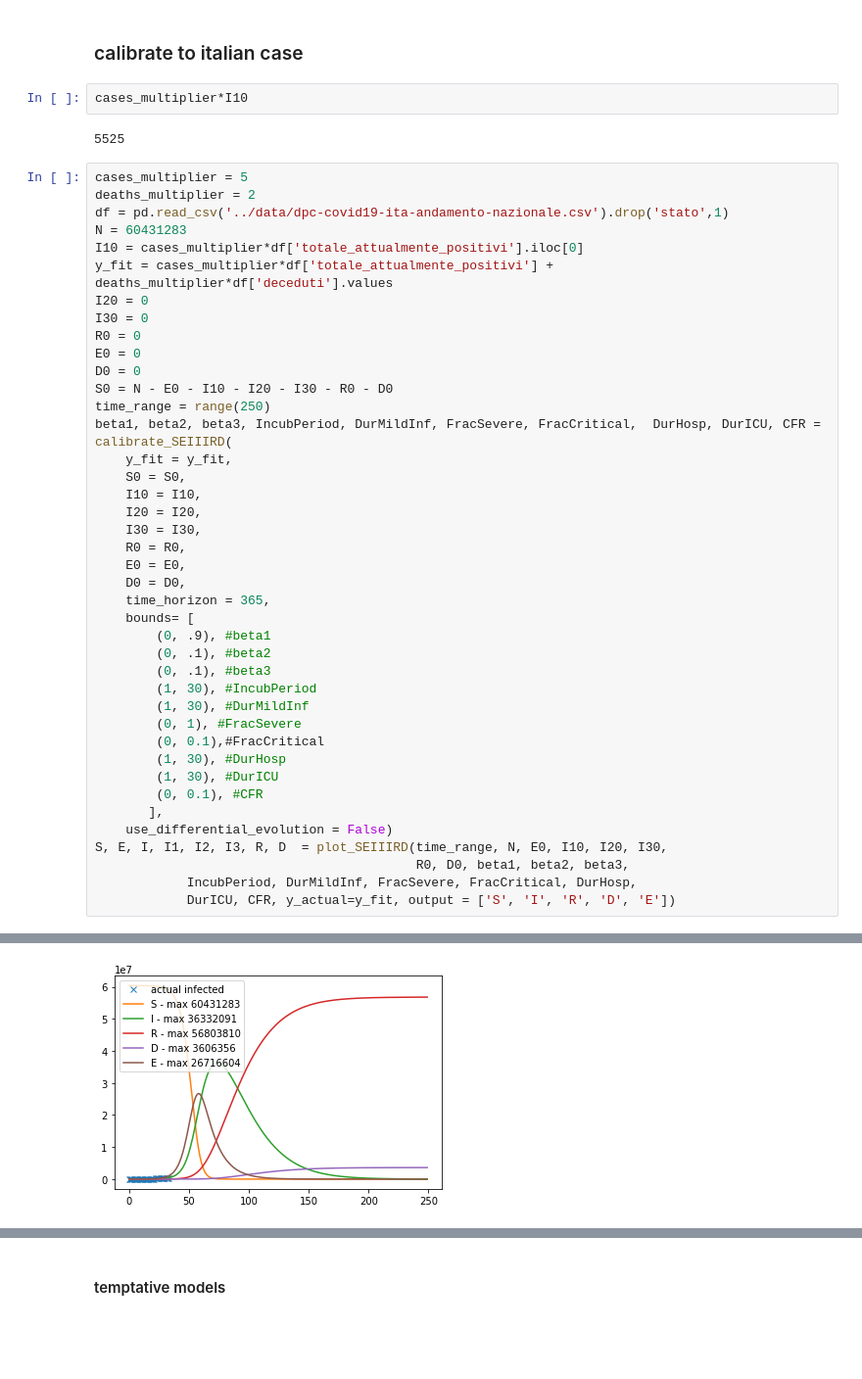
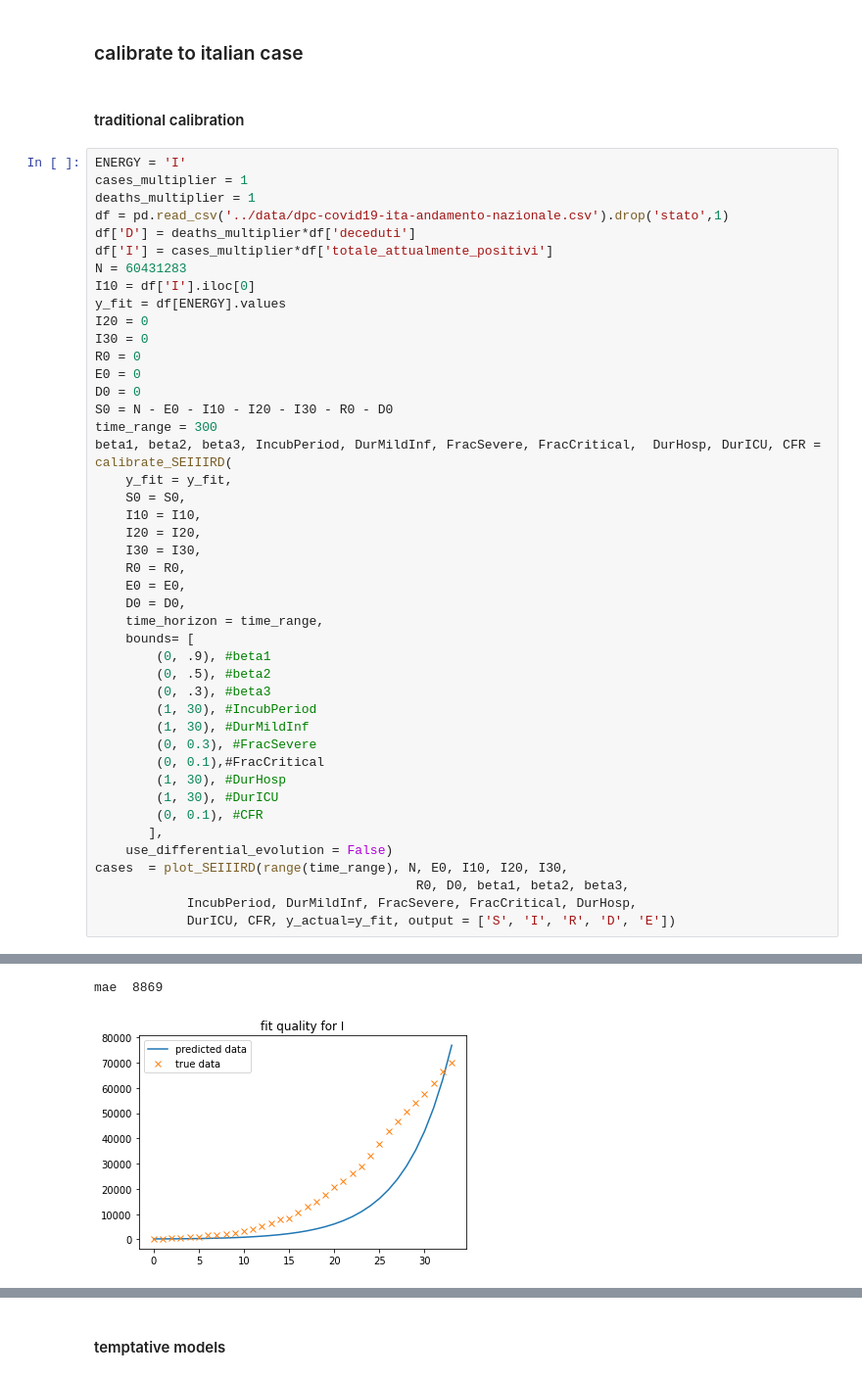
Before and after one commit to mspadaccino/COVID-19, a Jupyter notebook: notebooks/SIRD model.ipynb, the cells around one changed output, grey strips where cells are left out. Shown at 98% size. Cells and saved outputs as stored; diff of their text form; blank space fills up the shorter version.

```diff
--- a/notebooks/SIRD model.ipynb
+++ b/notebooks/SIRD model.ipynb
@@ -670,23 +668,24 @@ S[-1]
 # %% [markdown]
 ### calibrate to italian case
-# %%
-cases_multiplier*I10
-# %% [output]
-5525
+# %% [markdown]
+#### traditional calibration
 # %%
-cases_multiplier = 5
-deaths_multiplier = 2
+ENERGY = 'I'
+cases_multiplier = 1
+deaths_multiplier = 1
 df = pd.read_csv('../data/dpc-covid19-ita-andamento-nazionale.csv').drop('stato',1)
+df['D'] = deaths_multiplier*df['deceduti']
+df['I'] = cases_multiplier*df['totale_attualmente_positivi']
 N = 60431283
-I10 = cases_multiplier*df['totale_attualmente_positivi'].iloc[0]
-y_fit = cases_multiplier*df['totale_attualmente_positivi'] + deaths_multiplier*df['deceduti'].values
+I10 = df['I'].iloc[0]
+y_fit = df[ENERGY].values
 I20 = 0
 I30 = 0
 R0 = 0
 E0 = 0
 D0 = 0
 S0 = N - E0 - I10 - I20 - I30 - R0 - D0
-time_range = range(250)
+time_range = 300
 beta1, beta2, beta3, IncubPeriod, DurMildInf, FracSevere, FracCritical,  DurHosp, DurICU, CFR = calibrate_SEIIIRD(
     y_fit = y_fit,
     S0 = S0,
@@ -696,21 +695,21 @@ beta1, beta2, beta3, IncubPeriod, DurMildInf, FracSevere, FracCritical,  DurHosp
     R0 = R0,
     E0 = E0,
     D0 = D0,
-    time_horizon = 365,
+    time_horizon = time_range,
     bounds= [
         (0, .9), #beta1
-        (0, .1), #beta2
-        (0, .1), #beta3
+        (0, .5), #beta2
+        (0, .3), #beta3
         (1, 30), #IncubPeriod
         (1, 30), #DurMildInf
-        (0, 1), #FracSevere
+        (0, 0.3), #FracSevere
         (0, 0.1),#FracCritical
         (1, 30), #DurHosp
         (1, 30), #DurICU
         (0, 0.1), #CFR
        ],
     use_differential_evolution = False)
-S, E, I, I1, I2, I3, R, D  = plot_SEIIIRD(time_range, N, E0, I10, I20, I30,
+cases  = plot_SEIIIRD(range(time_range), N, E0, I10, I20, I30,
                                           R0, D0, beta1, beta2, beta3,
             IncubPeriod, DurMildInf, FracSevere, FracCritical, DurHosp,
             DurICU, CFR, y_actual=y_fit, output = ['S', 'I', 'R', 'D', 'E'])
@@ -734 +734,2 @@ max number of deaths  3606356
+mae  8869
-[figure, old version]
+[figure, new version]
```
Also changed, not shown: parts of 23 cells of this notebook.
